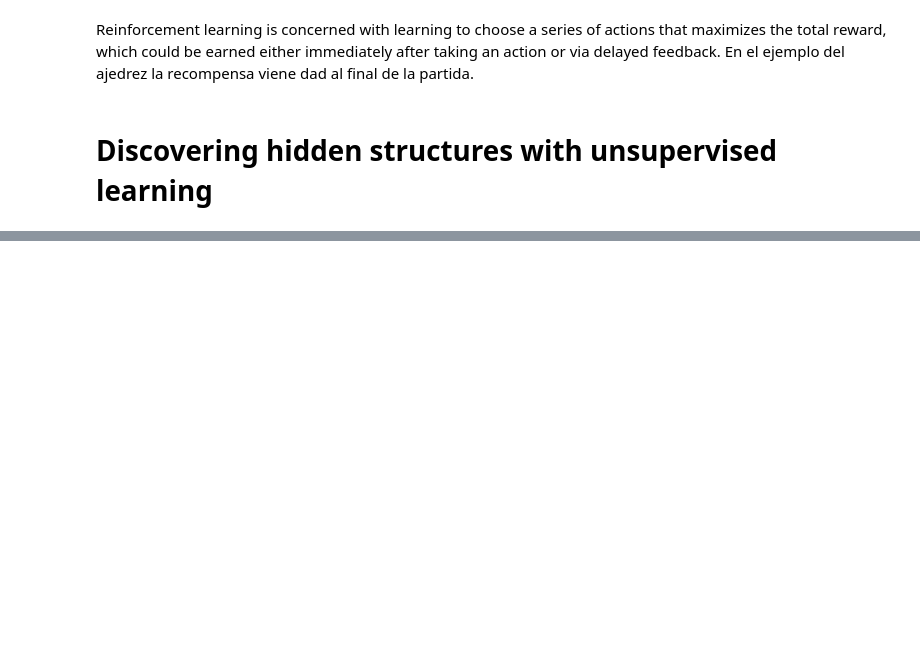
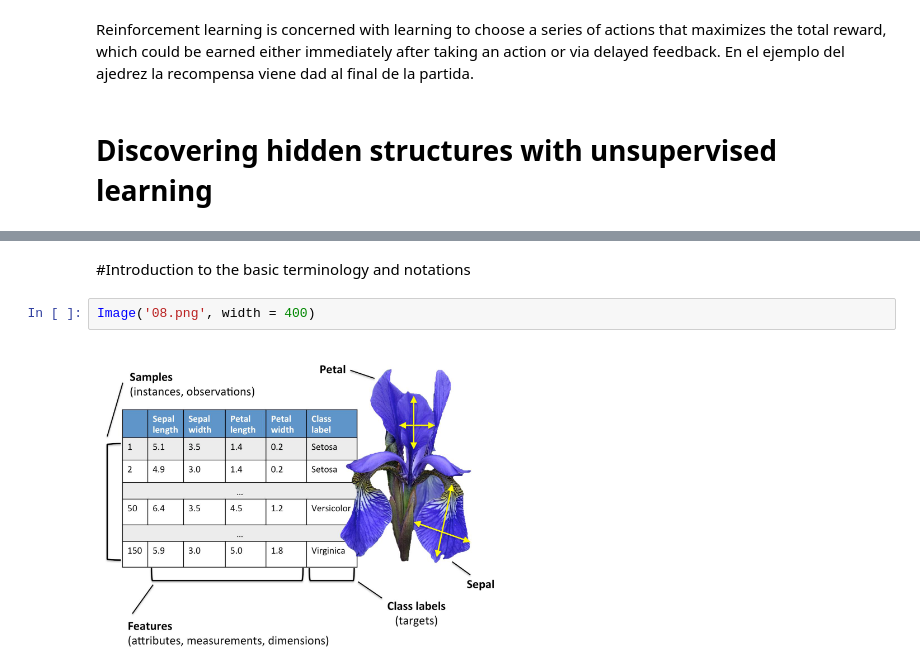
Before and after one commit to apachon/python-machine-learning-book-3rd-edition, a Jupyter notebook: ch01.ipynb, the cells around one changed output, grey strips where cells are left out. Saved outputs shown, nothing was run; the diff lists cells and outputs as text; blank space fills up the shorter version.

```diff
--- a/ch01.ipynb
+++ b/ch01.ipynb
@@ -52,0 +76,6 @@ Reinforcement learning is concerned with learning to choose a series of actions
+# %% [markdown]
+#Introduction to the basic terminology and notations
+# %%
+Image('08.png', width = 400)
+# %% [output]
+[figure, added]
```
Also changed, not shown: parts of 10 cells of this notebook.
